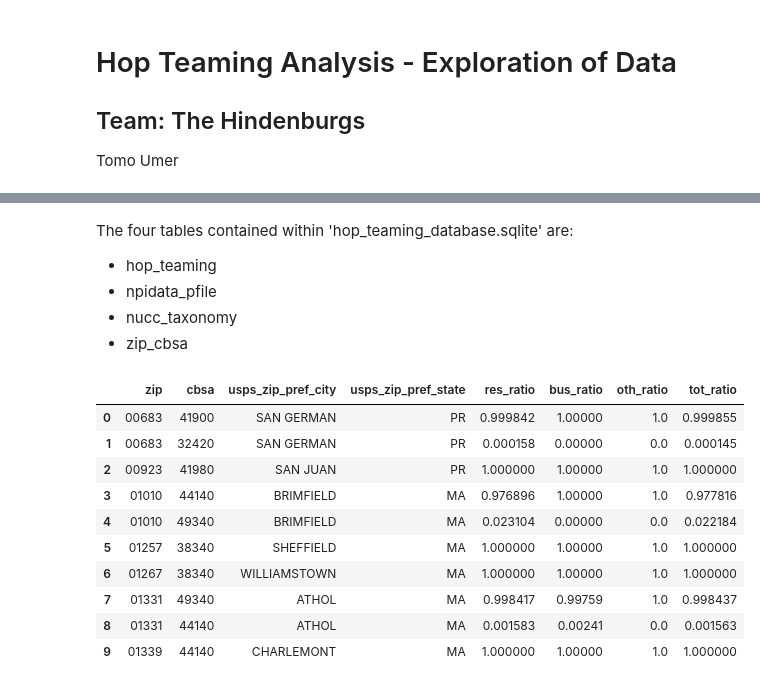
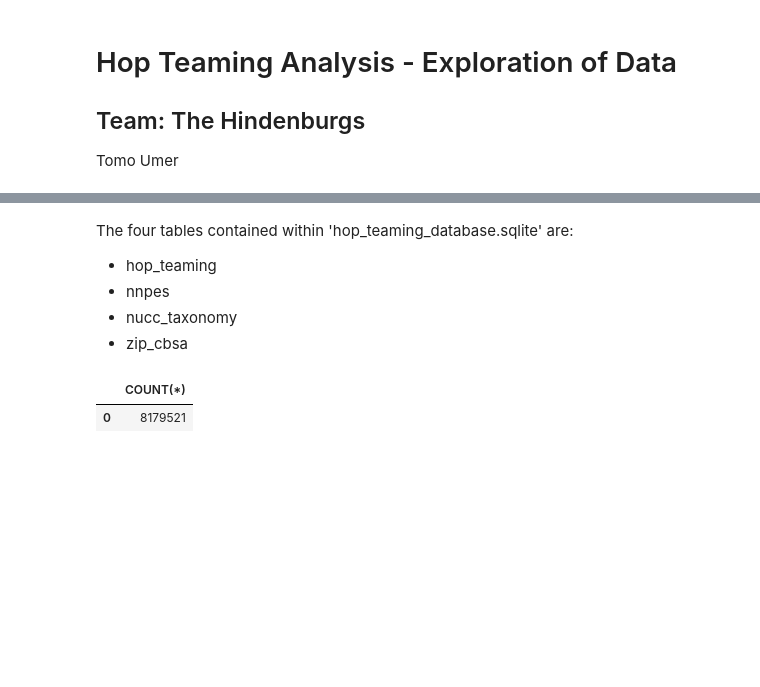
Before and after one commit to tomoumer/hop_team-the-hindenburgs, a Jupyter notebook: notebooks/data_exploration.ipynb, the cells around one changed output, grey strips where cells are left out. Saved outputs shown, nothing was run; the diff lists cells and outputs as text; code cells hidden in the pictures; blank space fills up the shorter version.

```diff
--- a/notebooks/data_exploration.ipynb
+++ b/notebooks/data_exploration.ipynb
@@ -13,28 +13,25 @@ import sqlite3
 The four tables contained within 'hop_teaming_database.sqlite' are:
 
 - hop_teaming
-- npidata_pfile
+- nnpes
 - nucc_taxonomy
 - zip_cbsa
 # %%
 query = """
 SELECT COUNT(*)
-FROM zip_cbsa
+FROM nnpes AS np
+LEFT JOIN nucc_taxonomy AS nt
+ON np.primary_taxonomy = nt.code
+LEFT JOIN zip_cbsa AS zp
+ON np.address_postal_code = zp.zip
+WHERE entity_type_code IS NOT NULL
+LIMIT 10000;
 """
 
 with sqlite3.connect('../data/hop_teaming_database.sqlite') as db:
     test_sqlite = pd.read_sql(query, db)
 
 test_sqlite
 # %% [output]
-|  | zip | cbsa | usps_zip_pref_city | usps_zip_pref_state | res_ratio | bus_ratio | oth_ratio | tot_ratio |
-| 0 | 00683 | 41900 | SAN GERMAN | PR | 0.999842 | 1.00000 | 1.0 | 0.999855 |
-| 1 | 00683 | 32420 | SAN GERMAN | PR | 0.000158 | 0.00000 | 0.0 | 0.000145 |
-| 2 | 00923 | 41980 | SAN JUAN | PR | 1.000000 | 1.00000 | 1.0 | 1.000000 |
-| 3 | 01010 | 44140 | BRIMFIELD | MA | 0.976896 | 1.00000 | 1.0 | 0.977816 |
-| 4 | 01010 | 49340 | BRIMFIELD | MA | 0.023104 | 0.00000 | 0.0 | 0.022184 |
-| 5 | 01257 | 38340 | SHEFFIELD | MA | 1.000000 | 1.00000 | 1.0 | 1.000000 |
-| 6 | 01267 | 38340 | WILLIAMSTOWN | MA | 1.000000 | 1.00000 | 1.0 | 1.000000 |
-| 7 | 01331 | 49340 | ATHOL | MA | 0.998417 | 0.99759 | 1.0 | 0.998437 |
-| 8 | 01331 | 44140 | ATHOL | MA | 0.001583 | 0.00241 | 0.0 | 0.001563 |
-| 9 | 01339 | 44140 | CHARLEMONT | MA | 1.000000 | 1.00000 | 1.0 | 1.000000 |
+|  | COUNT(*) |
+| 0 | 8179521 |
```
Also changed, not shown: parts of 3 cells of this notebook.
